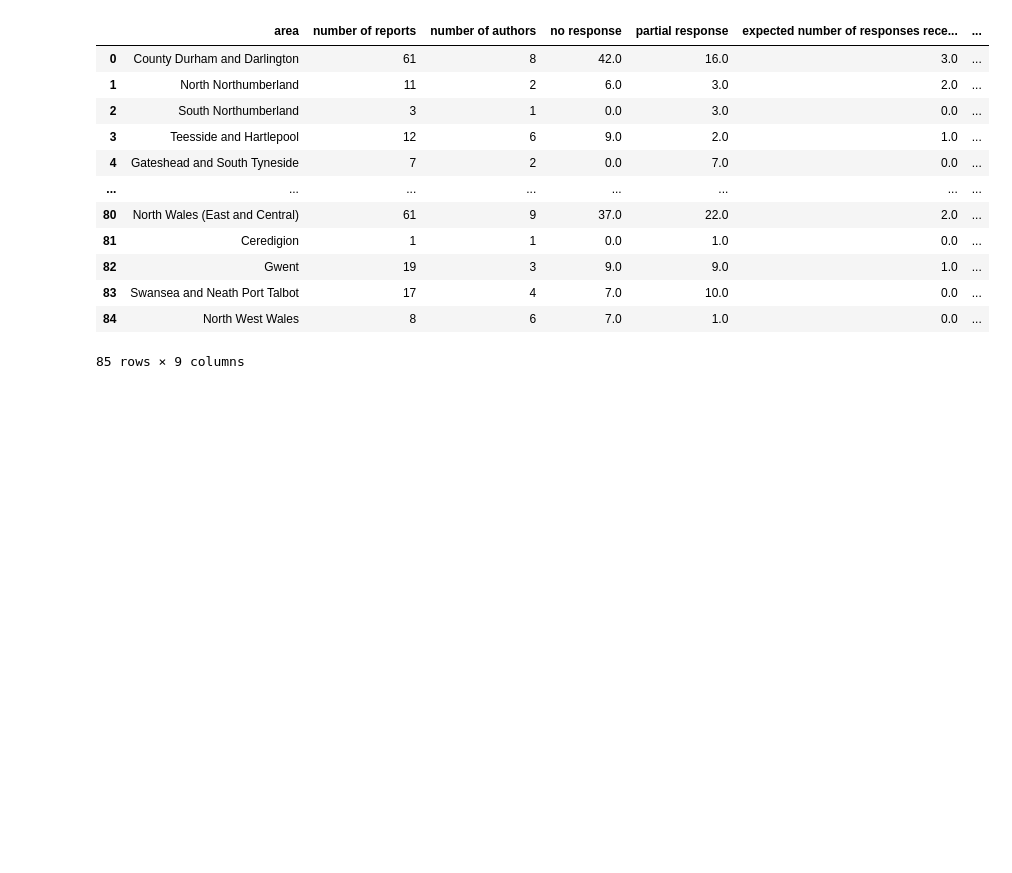
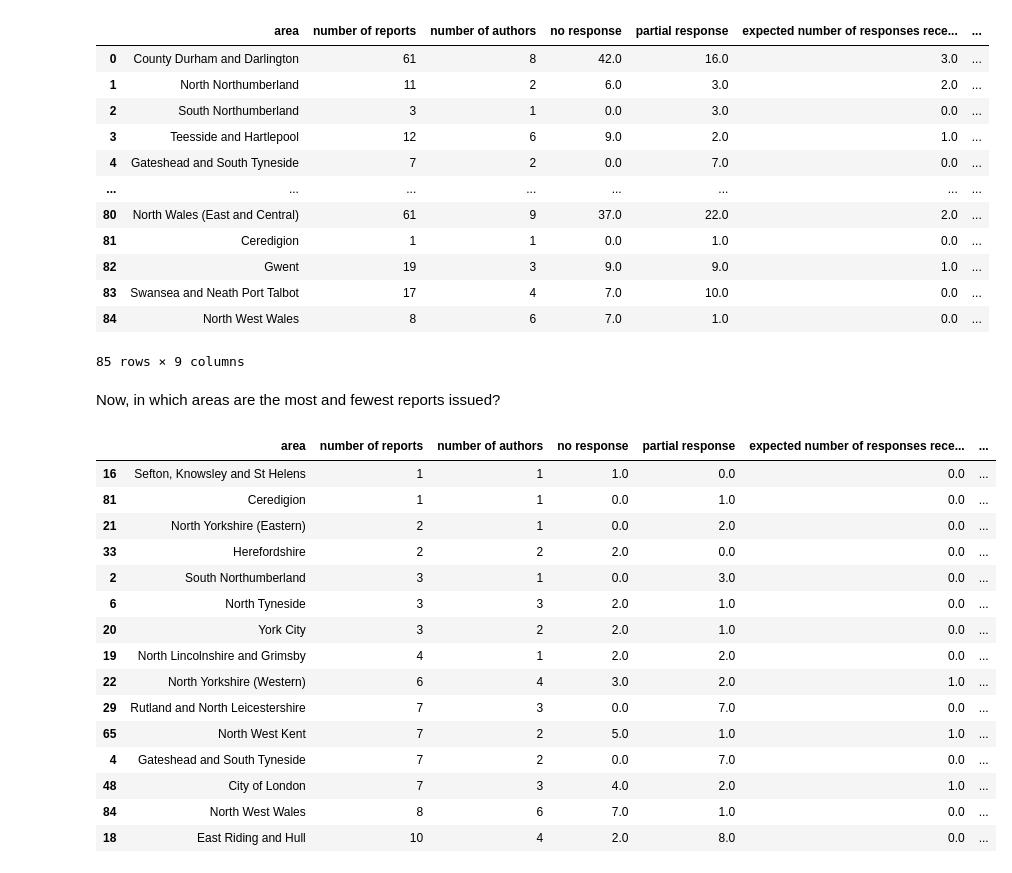
Before and after one commit to georgiarichards/georgiarichards.github.io, a Jupyter notebook: data/Web_scraper_PFDs.ipynb, the cells around one changed output. Cells and saved outputs as stored; diff of their text form; code cells hidden in the pictures; blank space fills up the shorter version.

```diff
--- a/data/Web_scraper_PFDs.ipynb
+++ b/data/Web_scraper_PFDs.ipynb
@@ -680,8 +663,12 @@ response_rates_by_area["recipients"].fillna(0, inplace = True)
 
 categorise_responses = [
     (response_rates_by_area["responses"] == 0),
-    ((response_rates_by_area["recipients"] > response_rates_by_area["responses"]) & (response_rates_by_area["responses"] > 0)),
-    ((response_rates_by_area["recipients"] <= response_rates_by_area["responses"]) & (response_rates_by_area["responses"] > 0)),
+    ((response_rates_by_area["recipients"]
+          > response_rates_by_area["responses"])
+     & (response_rates_by_area["responses"] > 0)),
+    ((response_rates_by_area["recipients"]
+          <= response_rates_by_area["responses"])
+         & (response_rates_by_area["responses"] > 0)),
 ]
 
 response_types = ["no response", "partial response", "expected number of responses received"]
@@ -733,3 +720,24 @@ areas
 | 83 | Swansea and Neath Port Talbot | 17 | 4 | 7.0 | 10.0 | 0.0 | ... |
 | 84 | North West Wales | 8 | 6 | 7.0 | 1.0 | 0.0 | ... |
 85 rows × 9 columns
+# %% [markdown]
+Now, in which areas are the most and fewest reports issued?
+# %%
+areas.sort_values("number of reports").iloc[range(15)]
+# %% [output]
+|  | area | number of reports | number of authors | no response | partial response | expected number of responses rece... | ... |
+| 16 | Sefton, Knowsley and St Helens | 1 | 1 | 1.0 | 0.0 | 0.0 | ... |
+| 81 | Ceredigion | 1 | 1 | 0.0 | 1.0 | 0.0 | ... |
+| 21 | North Yorkshire (Eastern) | 2 | 1 | 0.0 | 2.0 | 0.0 | ... |
+| 33 | Herefordshire | 2 | 2 | 2.0 | 0.0 | 0.0 | ... |
+| 2 | South Northumberland | 3 | 1 | 0.0 | 3.0 | 0.0 | ... |
+| 6 | North Tyneside | 3 | 3 | 2.0 | 1.0 | 0.0 | ... |
+| 20 | York City | 3 | 2 | 2.0 | 1.0 | 0.0 | ... |
+| 19 | North Lincolnshire and Grimsby | 4 | 1 | 2.0 | 2.0 | 0.0 | ... |
+| 22 | North Yorkshire (Western) | 6 | 4 | 3.0 | 2.0 | 1.0 | ... |
+| 29 | Rutland and North Leicestershire | 7 | 3 | 0.0 | 7.0 | 0.0 | ... |
+| 65 | North West Kent | 7 | 2 | 5.0 | 1.0 | 1.0 | ... |
+| 4 | Gateshead and South Tyneside | 7 | 2 | 0.0 | 7.0 | 0.0 | ... |
+| 48 | City of London | 7 | 3 | 4.0 | 2.0 | 1.0 | ... |
+| 84 | North West Wales | 8 | 6 | 7.0 | 1.0 | 0.0 | ... |
+| 18 | East Riding and Hull | 10 | 4 | 2.0 | 8.0 | 0.0 | ... |
```
Also changed, not shown: parts of 30 cells of this notebook, 8 other files.
